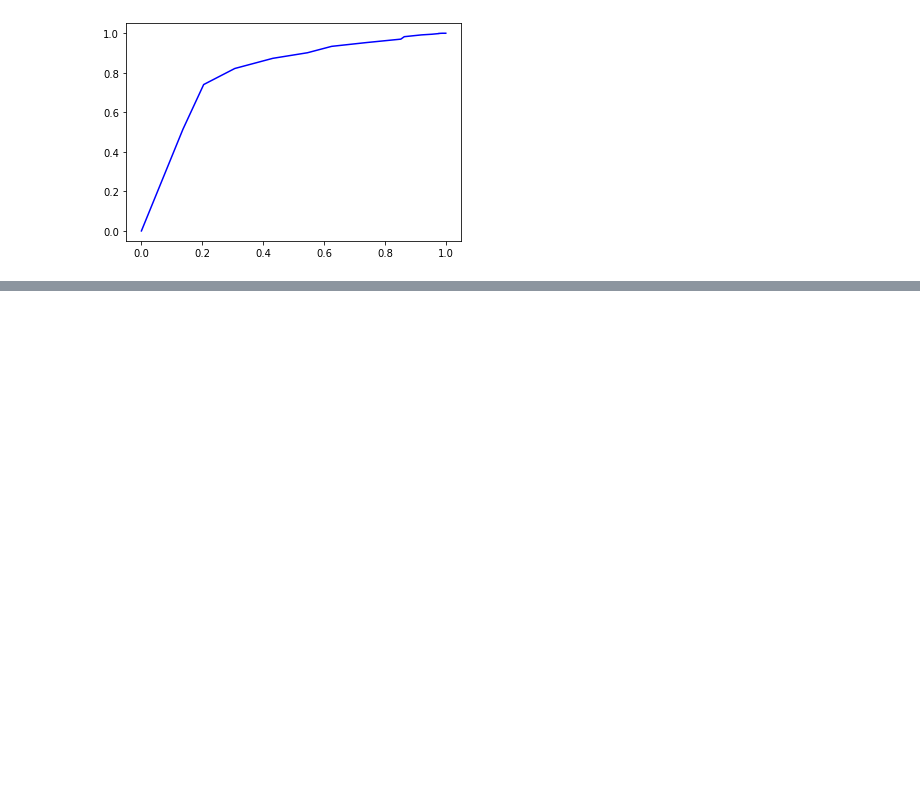
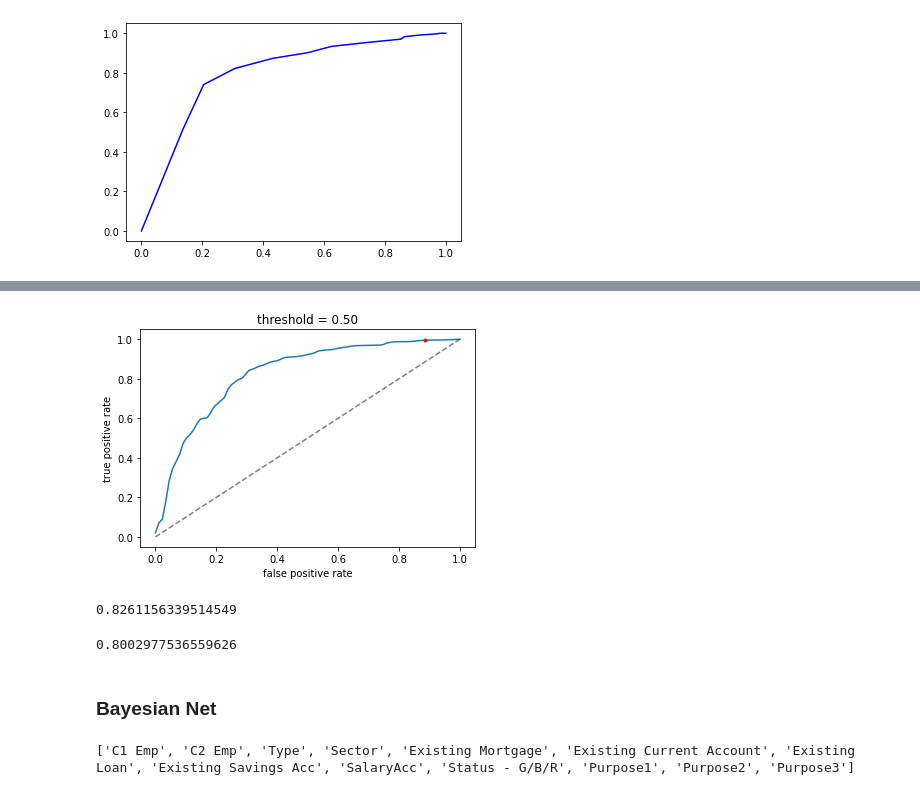
Before and after one commit to thomasgvero/MSc-Dissertation, a Jupyter notebook: DataExp.ipynb, the cells around one changed output, grey strips where cells are left out. Cells and saved outputs as stored; diff of their text form; code cells hidden in the pictures; blank space fills up the shorter version.

```diff
--- a/DataExp.ipynb
+++ b/DataExp.ipynb
@@ -239,0 +596,6 @@ plt.plot(fpr,tpr,'b',label = 'AUC = %0.2f' % roc_auc)
+# %%
+from sklearn.linear_model import LogisticRegression
+
+logr = LogisticRegression(penalty = "none", fit_intercept=False,max_iter=10000)
+
+lrmod = logr.fit(X_train,y_train)
@@ -239,0 +638,13 @@ plt.plot(fpr,tpr,'b',label = 'AUC = %0.2f' % roc_auc)
+# %%
+probs_lr = lrmod.predict_proba(X_test)[:,1]
+# %%
+from sklearn.metrics import roc_curve, precision_recall_curve
+
+roc_calc = roc_curve(y_true=y_test, y_score=probs_lr,pos_label="G")
+
+roc = pd.DataFrame(
+    data = np.c_[roc_calc],
+    columns = ('false positive rate', 'true positive rate', 'threshold')
+)
+
+roc
@@ -239,0 +665,30 @@ plt.plot(fpr,tpr,'b',label = 'AUC = %0.2f' % roc_auc)
+# %%
+def roc_plot(threshold=0.5):
+    i = (np.abs(roc.threshold - threshold)).idxmin()
+
+    sns.lineplot(x='false positive rate', y='true positive rate', data=roc, ci=None)
+
+    plt.plot([0,1],[0,1], 'k--', alpha=0.5) # 0-1 line
+    plt.plot(roc.iloc[i,0], roc.iloc[i,1], 'r.')
+
+    plt.title("threshold = %.2f" % threshold)
+    plt.show()
+# %%
+roc_plot(threshold=0.5)
+# %% [output]
+[figure, added]
+# %%
+sklearn.metrics.roc_auc_score(y_true=y_test, y_score=probs_lr)
+
+#auc is probability that classifier will rank a randomly chosen positive case higher than a
+#randomly chosen negative case
+# %% [output]
+0.8261156339514549
+# %%
+sklearn.metrics.roc_auc_score(y_true=y_test, y_score=probs_rf)
+
+#logistic regression performs better than random forest here judging by auc
+# %% [output]
+0.8002977536559626
+# %% [markdown]
+### Bayesian Net
@@ -239,0 +699,7 @@ plt.plot(fpr,tpr,'b',label = 'AUC = %0.2f' % roc_auc)
+# %%
+import numpy as np
+struct_data = df.copy()
+non_numeric_columns = list(struct_data.select_dtypes(exclude=[np.number]).columns)
+print(non_numeric_columns)
+# %% [output]
+['C1 Emp', 'C2 Emp', 'Type', 'Sector', 'Existing Mortgage', 'Existing Current Account', 'Existing Loan', 'Existing Savings Acc', 'SalaryAcc', 'Status - G/B/R', 'Purpose1', 'Purpose2', 'Purpose3']
```
Also changed, not shown: parts of 45 cells of this notebook, 10 other files.
